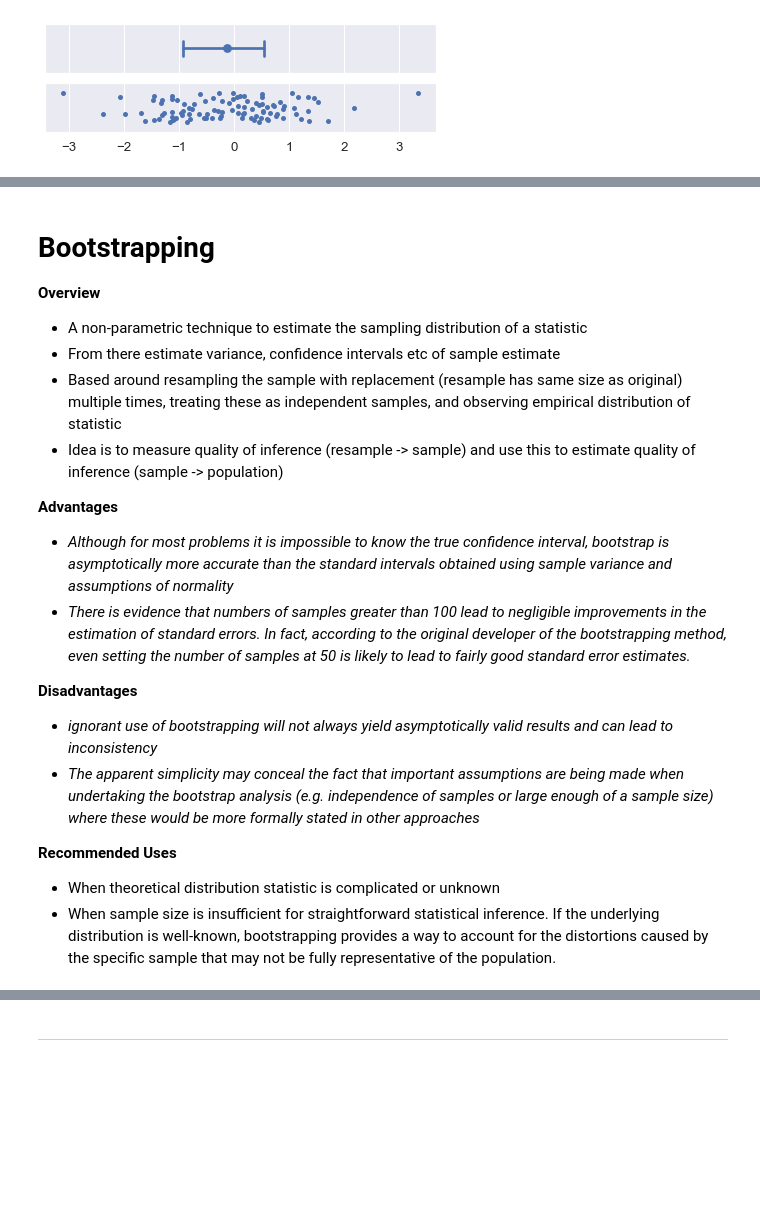
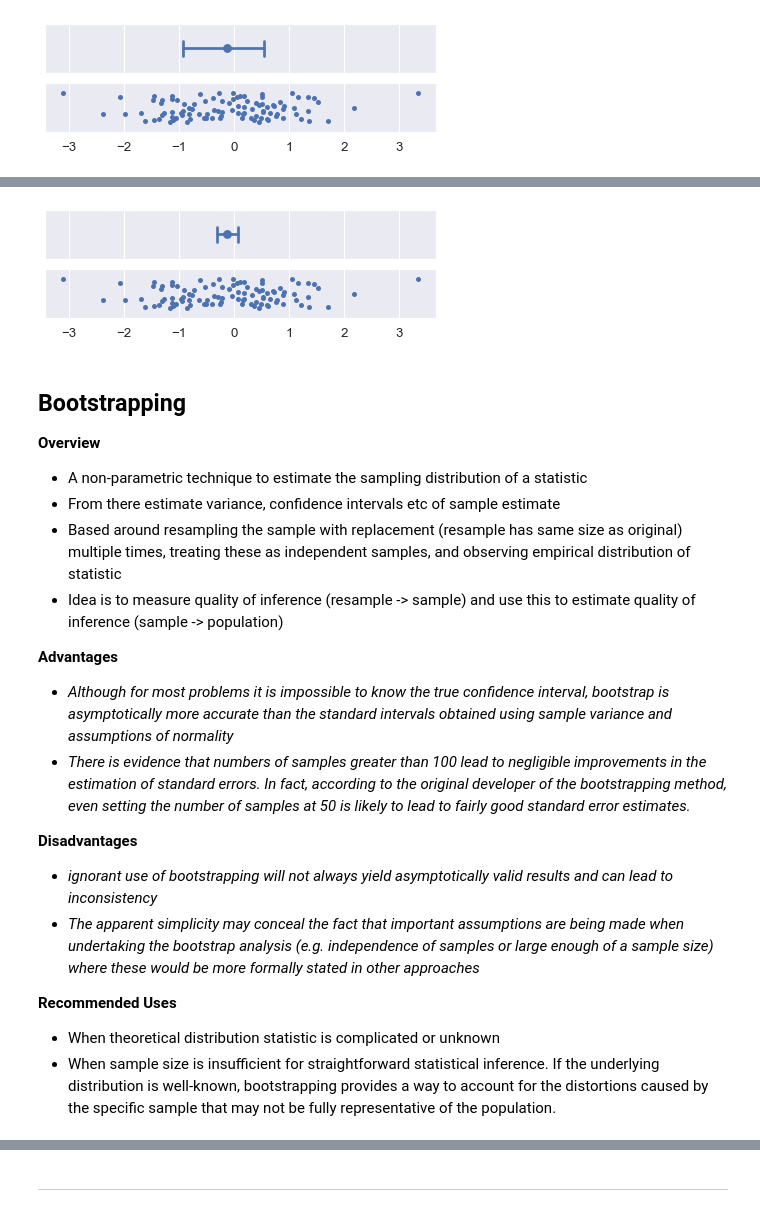
Before and after one commit to chris-leonard/python-playground, a Jupyter notebook: seaborn/seaborn-practice.ipynb, the cells around one changed output, grey strips where cells are left out. Saved outputs shown, nothing was run; the diff lists cells and outputs as text; code cells hidden in the pictures; blank space fills up the shorter version.

```diff
--- a/seaborn/seaborn-practice.ipynb
+++ b/seaborn/seaborn-practice.ipynb
@@ -459,5 +590,10 @@ Reflects skew in data
+# %%
+# standard error
+plot_errorbars("ci")
+# %% [output]
+[figure, added]
 # %% [markdown]
-# Bootstrapping
+## Bootstrapping
 
 **Overview**
 - A non-parametric technique to estimate the sampling distribution of a statistic
```
Also changed, not shown: parts of 28 cells of this notebook.
